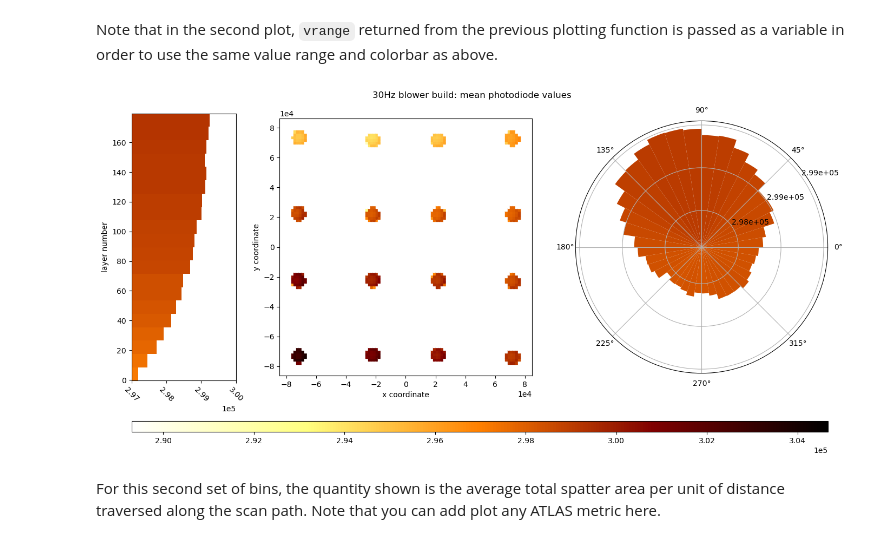
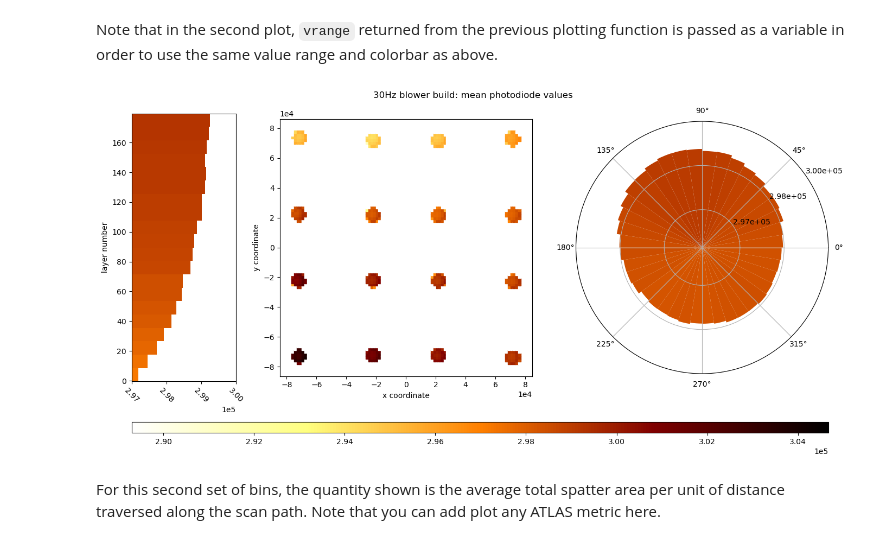
Before and after one commit to PatLT/grouch-binning, a Jupyter notebook: examples/complete_notes.ipynb, the cells around one changed output. Saved outputs shown, nothing was run; the diff lists cells and outputs as text; code cells hidden in the pictures.

```diff
--- a/examples/complete_notes.ipynb
+++ b/examples/complete_notes.ipynb
@@ -28,7 +30,7 @@ The rest of the code in [fast_binning.py](fast_binning.py) basically consists of
 
 ### Demonstration
 # %%
-dir_ = "onderive_data_2/12Hz/"
+dir_ = "../onderive_data_2/12Hz/"
 # %%
 # grab a random file and use it to work out what metrics need to be included in the binning procedure.
 test_path = dir_ + "layer360.csv"
@@ -124,11 +223,13 @@ First set of bins: mean photodiode values per bin. Plotted against height/layer,
 # %%
 fig = plt.figure(figsize=(14.0,7.0))
-ax_z,ax_xy,ax_th,vrange_0 = plotting.plot_bins(fig,
+ax_z,ax_xy,ax_th,vrange_0,vrange_xy_0,vrange_o_0,vrange_1_0 = plotting.plot_bins(fig,
                        "Photodiode",
                        XY_data,
                        th_data,
                        Zl_data,
-                       "mean",
+                       vrange_l=(2.97e5,3.0e5),
+                       vrange_o=(2.97e5,3.0e5),
+                       quantity="mean",
                        normalisation='linear')
 fig.suptitle("12Hz blower build: mean photodiode values")
 fig.tight_layout()
@@ -138,18 +239,20 @@ fig.tight_layout()
 Note that in the second plot, `vrange` returned from the previous plotting function is passed as a variable in order to use the same value range and colorbar as above.
 # %%
 fig = plt.figure(figsize=(14.0,7.0))
-ax_z,ax_xy,ax_th,vrange_0 = plotting.plot_bins(fig,
+ax_z,ax_xy,ax_th,_,_,_,_ = plotting.plot_bins(fig,
                        "Photodiode",
                        XY_data_30Hz,
                        th_data_30Hz,
                        Zl_data_30Hz,
                        vrange=vrange_0,
+                       vrange_l=vrange_1_0,
+                       vrange_o=vrange_o_0,
                        quantity="mean",
                        normalisation='linear')
 fig.suptitle("30Hz blower build: mean photodiode values")
 fig.tight_layout()
 # %% [output]
-[figure, old version]
+[figure, new version]
 # %% [markdown]
 For this second set of bins, the quantity shown is the average total spatter area per unit of distance traversed along the scan path. Note that you can add plot any ATLAS metric here.
 # %%
```
Also changed, not shown: parts of 19 cells of this notebook, 3 other files.
